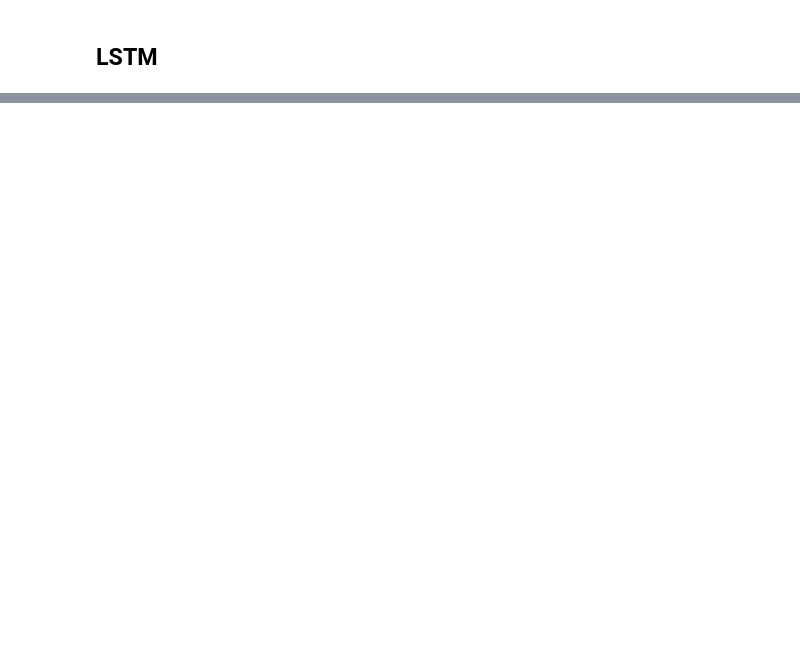
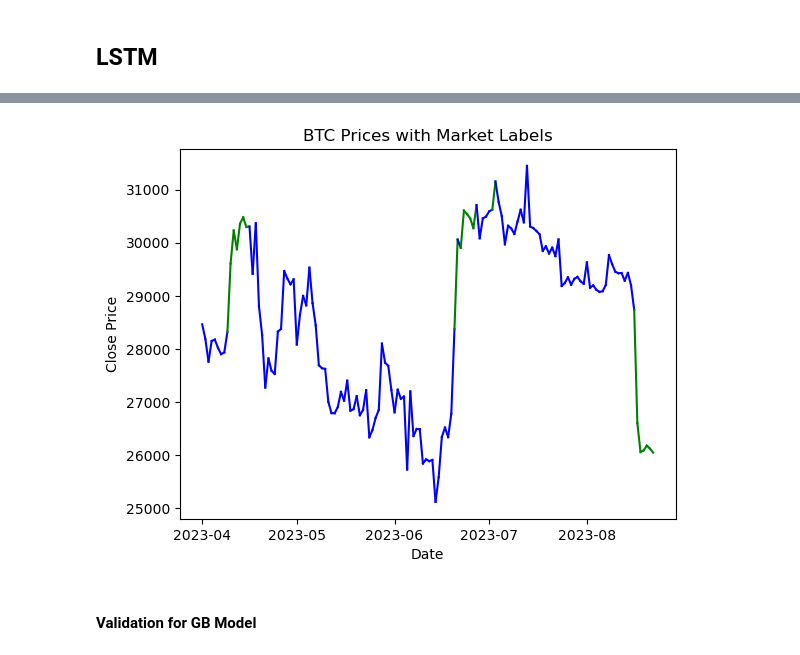
Before and after one commit to v3232/Project-2team-4, a Jupyter notebook: bitcoin_classifier.ipynb, the cells around one changed output, grey strips where cells are left out. Saved outputs shown, nothing was run; the diff lists cells and outputs as text; code cells hidden in the pictures; blank space fills up the shorter version.

```diff
--- a/bitcoin_classifier.ipynb
+++ b/bitcoin_classifier.ipynb
@@ -323,0 +418,24 @@ lstm_pred
+# %%
+def plot_colored_market_trends_1(df,predictions):
+    fig, ax = plt.subplots()
+    prev_price = df['Close'].iloc[0]
+    prev_date = df.index[0]
+    prev_label = df['MarketLabel'].iloc[0]
+
+    for i, (date, row) in enumerate(df.iterrows()):
+        current_price = row['Close']
+        current_label = predictions[i]
+
+        color = 'g' if current_label == 1 else 'b'
+
+        ax.plot([prev_date, date], [prev_price, current_price], color=color)
+
+        prev_price = current_price
+        prev_date = date
+        prev_label = current_label
+
+    ax.set_title('BTC Prices with Market Labels')
+    ax.set_xlabel('Date')
+    ax.set_ylabel('Close Price')
+
+    plt.show()
@@ -323,0 +444,13 @@ lstm_pred
+# %%
+
+# 1. Scale the validation data
+
+X_validation_scaled = X_scaler.transform(X_validation)
+
+# 2. Make predictions on the validation data
+svm_validation_pred = svm_model.predict(X_validation_scaled)
+
+# # 3. Evaluate the model's performance
+print("Accuracy on validation data: ", accuracy_score(y_validation, svm_validation_pred))
+print("Confusion Matrix on validation data: \n", confusion_matrix(y_validation, svm_validation_pred))
+print("Classification Report on validation data: \n", classification_report(y_validation, svm_validation_pred))
@@ -323,0 +471,7 @@ lstm_pred
+# %%
+#validation plot for svm
+plot_colored_market_trends_1(df[validation_date:],svm_validation_pred)
+# %% [output]
+[figure, added]
+# %% [markdown]
+#### Validation for GB Model
```
Also changed, not shown: parts of 46 cells of this notebook.
